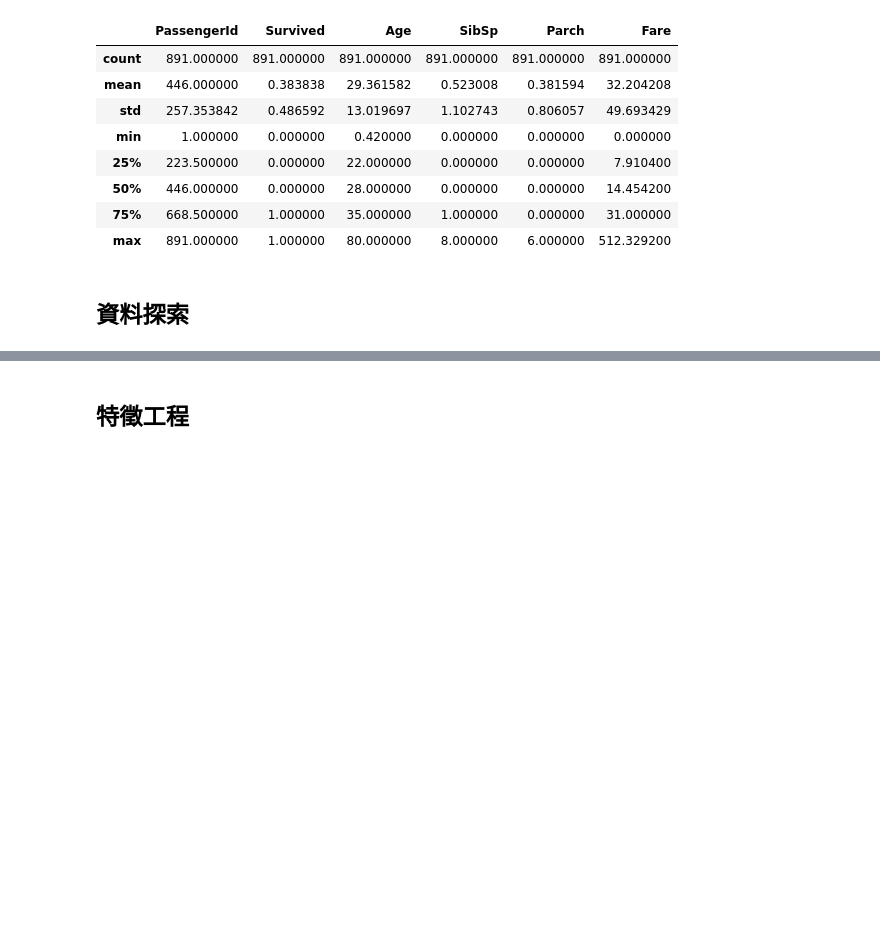
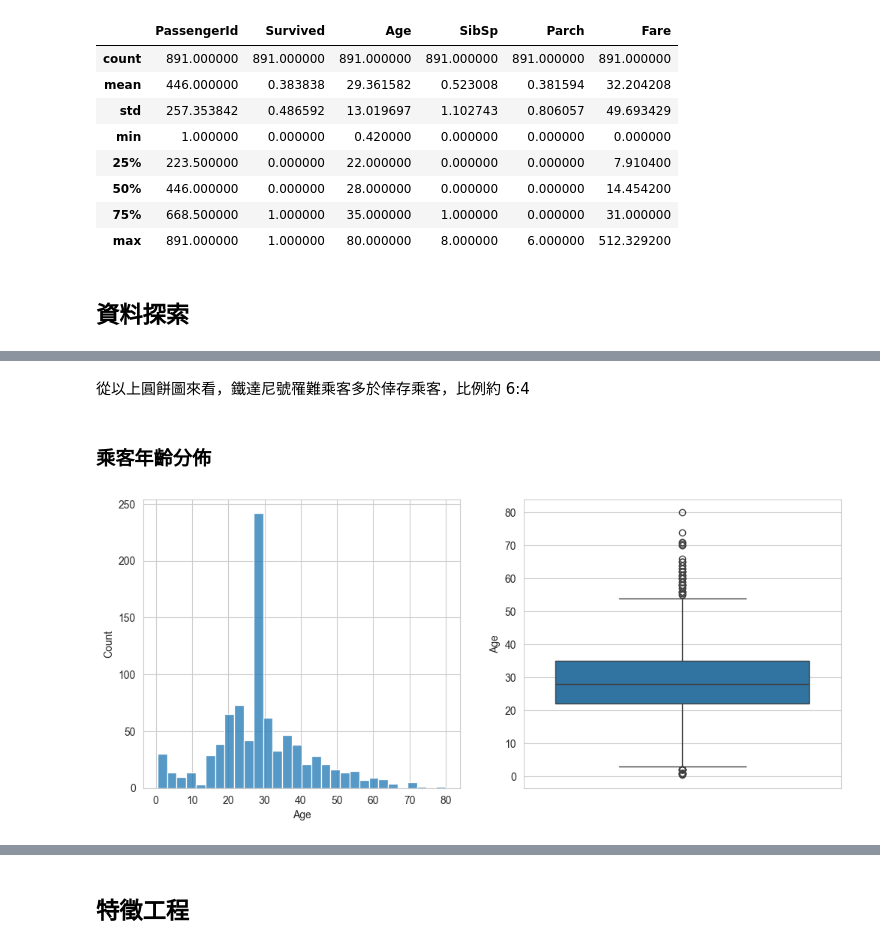
Before and after one commit to twcch/DSProjects, a Jupyter notebook: kaggle/competitions/Titanic - Machine Learning from Disaster/logistic_regression/report.ipynb, the cells around one changed output, grey strips where cells are left out. Cells and saved outputs as stored; diff of their text form; code cells hidden in the pictures; blank space fills up the shorter version.

```diff
--- a/kaggle/competitions/Titanic - Machine Learning from Disaster/logistic_regression/report.ipynb
+++ b/kaggle/competitions/Titanic - Machine Learning from Disaster/logistic_regression/report.ipynb
@@ -124,0 +175,11 @@ train_processed_df.describe()
+# %% [markdown]
+從以上圓餅圖來看，鐵達尼號罹難乘客多於倖存乘客，比例約 6:4
+# %% [markdown]
+### 乘客年齡分佈
+# %%
+figure, axes = plt.subplots(1, 2, figsize=[12, 5])
+sns.histplot(train_processed_df, x='Age', ax=axes[0])
+sns.boxplot(train_processed_df, y='Age', ax=axes[1])
+plt.show()
+# %% [output]
+[figure, added]
```
Also changed, not shown: parts of 28 cells of this notebook.
